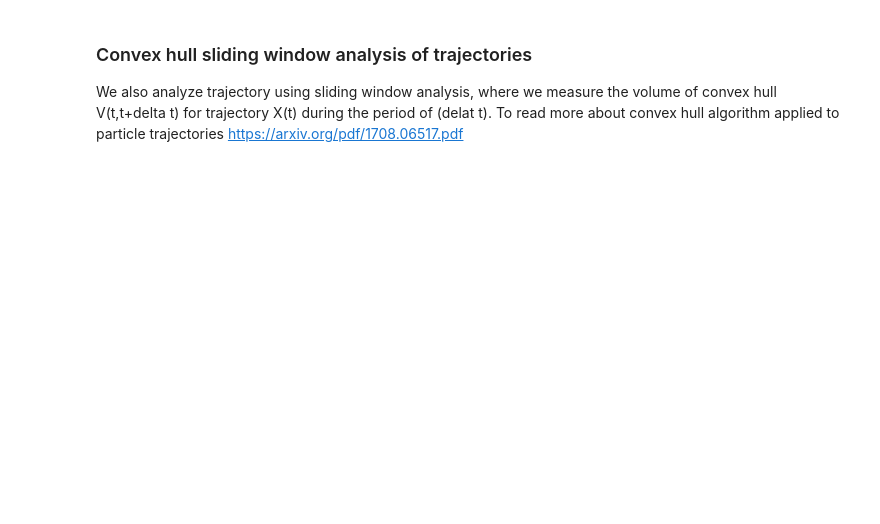
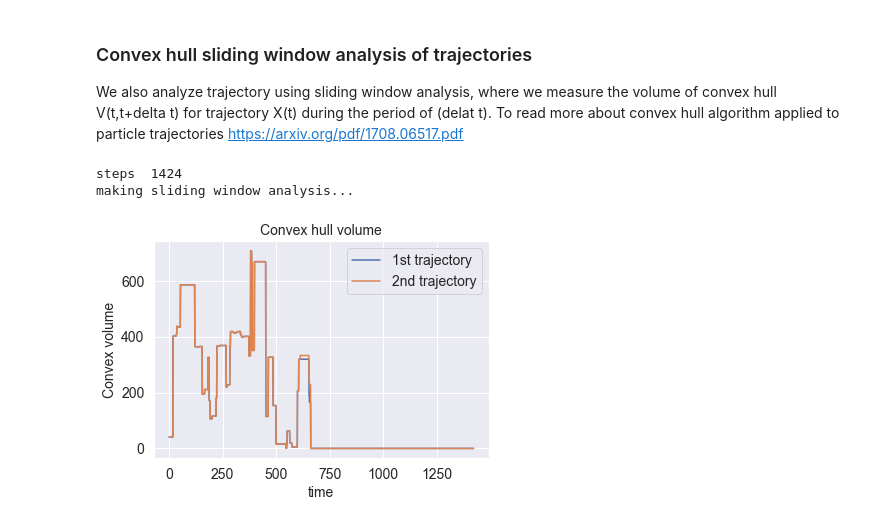
Before and after one commit to Liyubov/mobility_analysis_openhumans, a Jupyter notebook: Analysis of human mobility trajectories # open humans data.ipynb, the cells around one changed output. Saved outputs shown, nothing was run; the diff lists cells and outputs as text; code cells hidden in the pictures; blank space fills up the shorter version.

```diff
--- a/Analysis of human mobility trajectories # open humans data.ipynb
+++ b/Analysis of human mobility trajectories # open humans data.ipynb
@@ -576,6 +581,12 @@ data1 = np.asarray(latlon1) #give array, not the list
 """
 function ALGORITHM convext hull
 """
+size_window = 100 #sliding window should not be too small, otherwise it is not convex
+size_window2 = 200 #we study how changing the sliding window changes the convex hull
+
+steps = np.size(data1)
+print('steps ', steps)
+
 
 def convex_hull_window(data):
 
@@ -587,48 +598,66 @@ def convex_hull_window(data):
 #    plt.plot(data[hull.vertices,0], data[hull.vertices,1], 'r--', lw=2)
 #    plt.plot(data[hull.vertices[0],0], data[hull.vertices[0],1], 'ro')
 #    plt.show()
 
 
-#    points = np.array([[-1,-1, 1], [1, 1, 0], [-1, 1, 0], [1,-1, -1]])
-    hull = ConvexHull(data)
-    print("Volume is %2.2f" % hull.volume) # N-d object
-    print("Area is %2.2f" % hull.area) # (N-1)-d object
+    #points = np.array([[-1,-1, 1], [1, 1, 0], [-1, 1, 0], [1,-1, -1]])
+    #hull = ConvexHull(data)
+    #print(hull.volume) # Volume of N-d object "Volume is %2.2f" %
+    #print("Area is %2.2f" % hull.area) # (N-1)-d object
     return hull.volume
 
 
 def convex_hull_sliding_window(data, steps, size_window):
     '''
     data - trajectory
     steps - number of time steps in trajectory
     size_window - time size of the sliding window
     '''
 
     volume_array = np.zeros(steps)
 
-    for itime in range(0, steps):
-        print(itime)
+    for itime in range(0, int((steps-size_window)/2)): #steps-1):
+        #print(itime)
         time_max = (itime +size_window)%(steps+1) #calculate maximum time for sliding window
         data_i = data[itime: time_max] #cut data_i  from origianal data by cutting trajectory
-        convex_hull_window(data_i) #apply convex_hull function
-        volume_array[itime] = convex_hull(data_i)
+        volume_array[itime] = convex_hull_window(data_i)#apply convex_hull function
         #make exception for non-convex areas
     return volume_array
 
+'''
+Apply sliding window analysis to example trajectory
+'''
 
-print('sliding window analysis')
 
-steps = np.size(data1)
-print('steps ', steps)
-size_window = 200 #sliding window should not be too small, otherwise it is not convex
+print('making sliding window analysis...')
 
-conv_array = convex_hull_sliding_window(data1, steps, size_window)
+conv_array1 = convex_hull_sliding_window(np.asarray(data1), steps, size_window)
 
-plt.plot(conv_array)
+conv_array1 = convex_hull_sliding_window(np.asarray(data1), steps, size_window2)
+
+conv_array2 = convex_hull_sliding_window(np.asarray(data2), steps, size_window)
+
+
+#np.savetxt('convex_array.out', conv_array)#, delimiter=',')
+plt.plot(conv_array1)
+plt.plot(conv_array2)
 plt.title("Convex hull volume")
 plt.xlabel("time")
+
+# TODO:
+# 1. to plot xaxis for days on x-axis
+# 2. extract from data seasonality
+# 3. make statistics about visits of cities; bimodality: where people are traveling and where people stay
+# 4. can we identify places for conferences from this data?
+# 5. extract max radius for which people can travel
+
 plt.ylabel("Convex volume")
-plt.legend(["Time window size"])
+plt.legend(['1st trajectory', '2nd trajectory']) #plt.legend(["Time window size"])
 plt.show()
+# %% [output]
+steps  1424
+making sliding window analysis...
+[figure, added]
 # %% [markdown]
 ### Recurrence network analysis of trajectories
 
```
Also changed, not shown: parts of 15 cells of this notebook.
